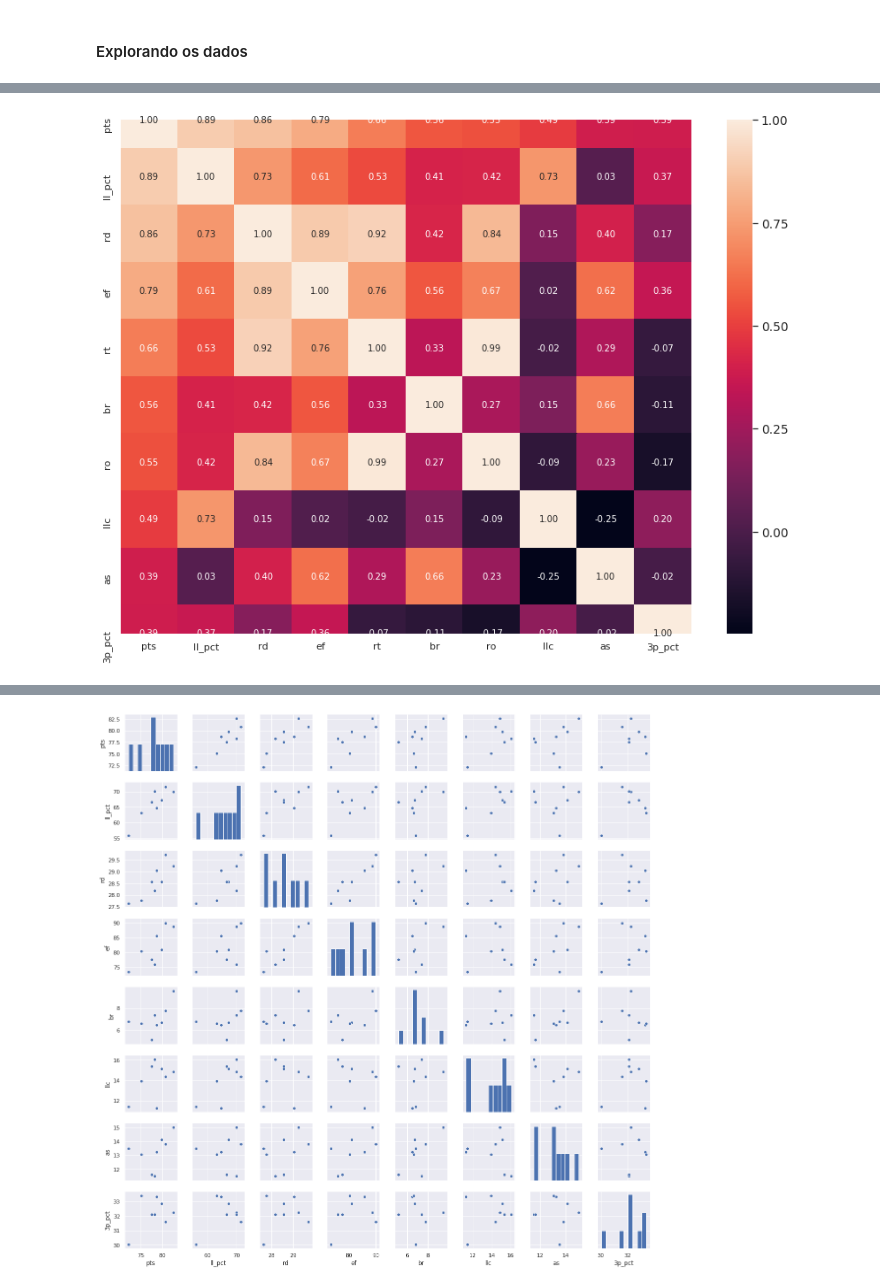
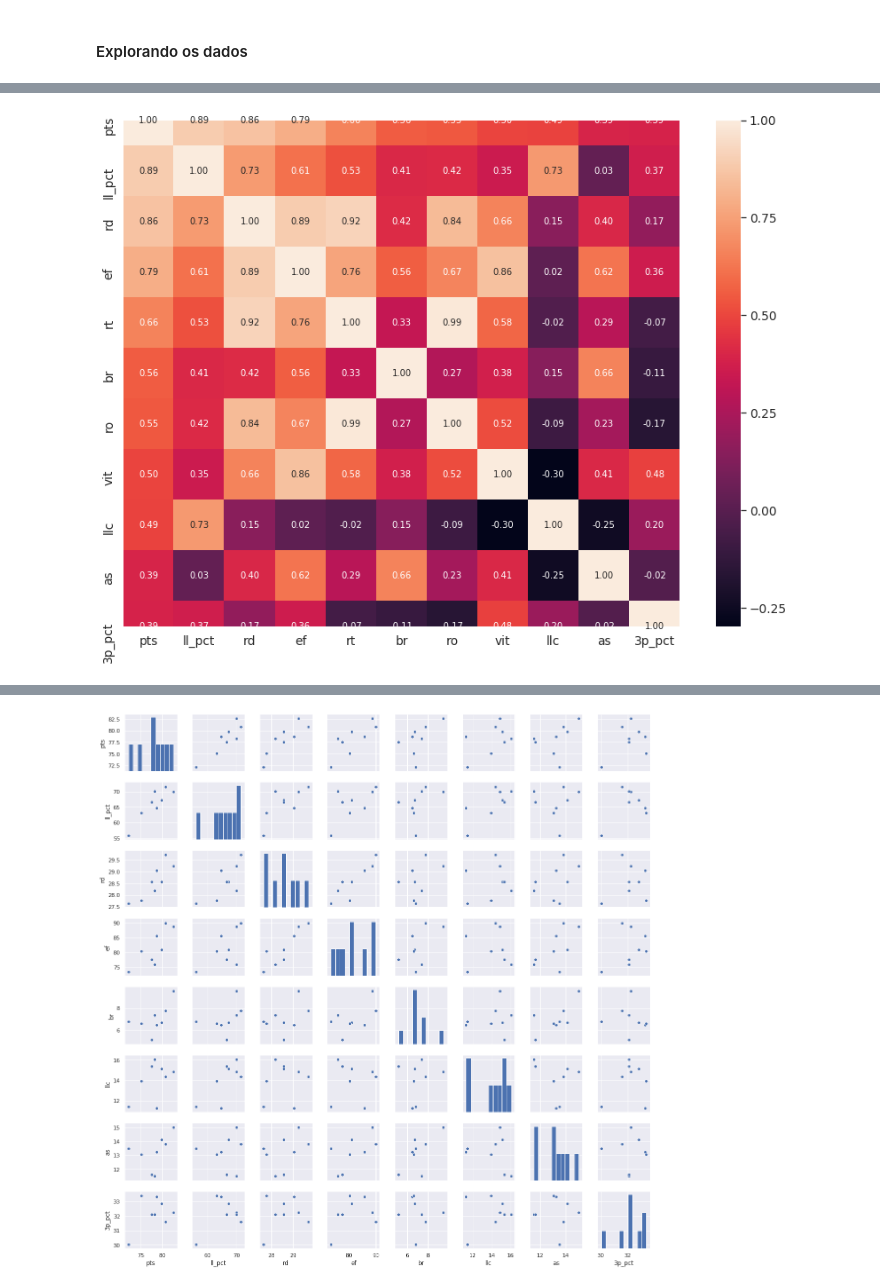
Before and after one commit to rafaelnduarte/Analise_De_Dados_Cerrado_Basquete, a Jupyter notebook: Análise_de_Dados_Cerrado_Basquete.ipynb, the cells around one changed output, grey strips where cells are left out. Drawn from its saved outputs; the diff is of its cells as text; code cells hidden in the pictures.

```diff
--- a/Análise_de_Dados_Cerrado_Basquete.ipynb
+++ b/Análise_de_Dados_Cerrado_Basquete.ipynb
@@ -76,7 +76,7 @@ import matplotlib.pyplot as plt
 sns.set()
 # %%
 # importando dados do time temporada 2019
-df_ouro = pd.read_csv('https://raw.githubusercontent.com/rafaelnduarte/Cerrado_Basquete/master/data/Cerrado_stats.CSV', encoding='latin-1')
+df_ouro = pd.read_csv('https://raw.githubusercontent.com/rafaelnduarte/Cerrado_Basquete/master/data/liga_ouro_stats.csv', encoding='latin-1')
 
 # importando dados de jogos / rodada 1 - turno 1 / 2019
 df_t1 = pd.read_csv('https://raw.githubusercontent.com/rafaelnduarte/Cerrado_Basquete/master/data/cerrado_r1_t1.csv',encoding='latin-1')
@@ -84,8 +84,14 @@ df_t1 = pd.read_csv('https://raw.githubusercontent.com/rafaelnduarte/Cerrado_Bas
 # importando dados de jogos / rodada 1 - turno 2 / 2019
 df_t2 = pd.read_csv('https://raw.githubusercontent.com/rafaelnduarte/Cerrado_Basquete/master/data/cerrado_r1_t2.csv', encoding='latin-1')
 
-# imoprtando dados dos jogadores na temporada 2019
+# importando dados dos playoffs liga ouro / 2019
+df_playoffs = pd.read_csv('https://raw.githubusercontent.com/rafaelnduarte/Cerrado_Basquete/master/data/ouro_playoffs.csv', encoding='latin-1')
+
+# importando dados dos jogadores na temporada 2019
 df_players = pd.read_csv('https://raw.githubusercontent.com/rafaelnduarte/Cerrado_Basquete/master/data/liga_ouro_players.csv', encoding='latin-1')
+
+# importando dados do NBB/2019
+df_nbb = pd.read_csv('https://raw.githubusercontent.com/rafaelnduarte/Cerrado_Basquete/master/data/NBB_2019.csv', encoding='latin-1')
 # %% [markdown]
 ### Estatísticas da equipe Cerrado Basquete
 # %% [markdown]
@@ -160,8 +166,7 @@ df_ouro.describe()
 # %%
 # creating the correlation matrix
 df_corr = df_ouro.copy()
-df_corr.drop('jo',axis=1, inplace=True)
-df_corr.drop(['dd', 'td', 'id'], axis=1, inplace=True)
+df_corr.drop(['jo','dd', 'td', 'Id'], axis=1, inplace=True)
 corr = df_corr.corr()
 
 # plotting the heatmap
@@ -173,0 +185,13 @@ plt.tight_layout()
+# %%
+# correlação Liga Ouro
+k = 10
+
+# encontrando as variáveis mais correlacionadas
+cols = corr.nlargest(k, 'vit')['vit'].index
+cm = np.corrcoef(df_corr[cols].values.T)
+
+# plotando o heatmap
+f, ax = plt.subplots(figsize=(12, 9))
+sns.set(font_scale=1.25)
+hm = sns.heatmap(cm, cbar=True, annot=True, square=True, fmt='.2f', annot_kws={'size': 10}, yticklabels=cols.values, xticklabels=cols.values)
+plt.tight_layout()
@@ -173,0 +213,14 @@ plt.tight_layout()
+# %%
+# analisando a variável eficiência
+# number of variables to be selected
+k = 11
+
+# finding the most correlated variables
+cols = corr.nlargest(k, 'ef')['ef'].index
+cm = np.corrcoef(df_corr[cols].values.T)
+
+# plotting the heatmap
+f, ax = plt.subplots(figsize=(12, 9))
+sns.set(font_scale=1.25)
+hm = sns.heatmap(cm, cbar=True, annot=True, square=True, fmt='.2f', annot_kws={'size': 10}, yticklabels=cols.values, xticklabels=cols.values)
+plt.tight_layout()
@@ -174,16 +241,17 @@ plt.tight_layout()
 # %%
+# analisando a variável pontos
 # number of variables to be selected
-k = 10
+k = 11
 
 # finding the most correlated variables
 cols = corr.nlargest(k, 'pts')['pts'].index
 cm = np.corrcoef(df_corr[cols].values.T)
 
 # plotting the heatmap
 f, ax = plt.subplots(figsize=(12, 9))
 sns.set(font_scale=1.25)
 hm = sns.heatmap(cm, cbar=True, annot=True, square=True, fmt='.2f', annot_kws={'size': 10}, yticklabels=cols.values, xticklabels=cols.values)
 plt.tight_layout()
 # %% [output]
-[figure, old version]
+[figure, new version]
 # %% [markdown]
```
Also changed, not shown: parts of 27 cells of this notebook.
